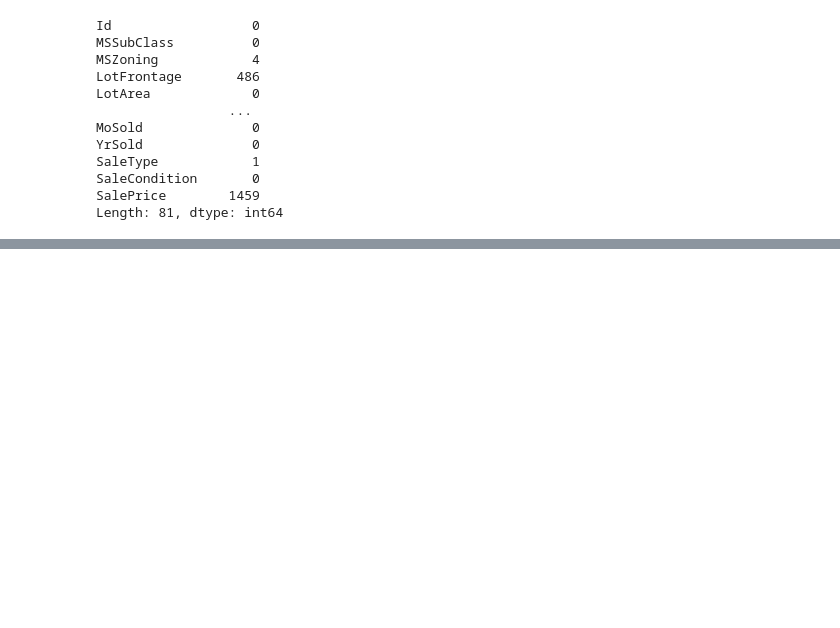
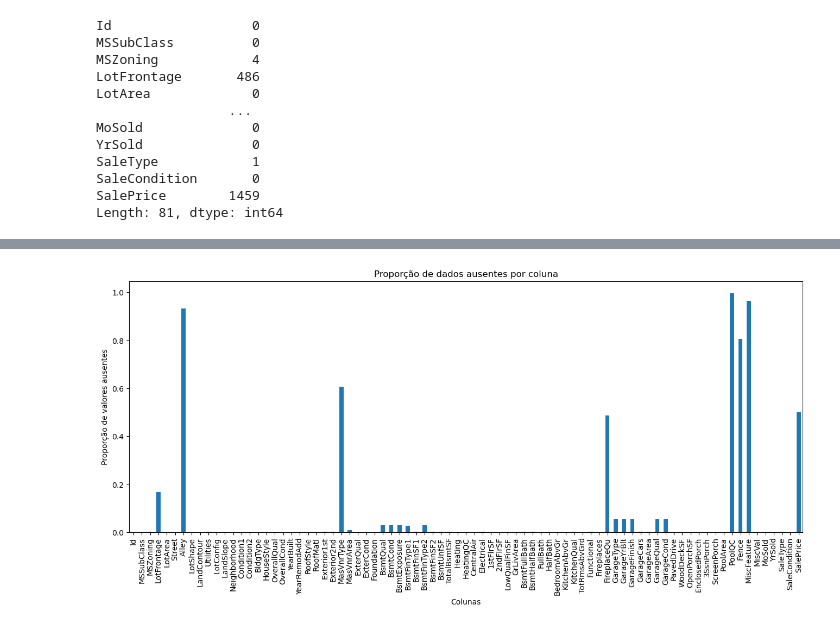
Before and after one commit to jherfson/pratica_House_Prices, a Jupyter notebook: house_prices.ipynb, the cells around one changed output, grey strips where cells are left out. Saved outputs shown, nothing was run; the diff lists cells and outputs as text; code cells hidden in the pictures; blank space fills up the shorter version.

Commit message:
analisando os valores ausentes

```diff
--- a/house_prices.ipynb
+++ b/house_prices.ipynb
@@ -223,0 +234,9 @@ Length: 81, dtype: int64
+# %%
+fig, ax = plt.subplots(figsize=(16, 6))
+all_df.isnull().mean().abs().plot.bar(ax=ax)
+ax.set_title('Proporção de dados ausentes por coluna')
+ax.set_xlabel('Colunas')
+ax.set_ylabel('Proporção de valores ausentes')
+plt.show()
+# %% [output]
+[figure, added]
```
Also changed, not shown: parts of 5 cells of this notebook.
